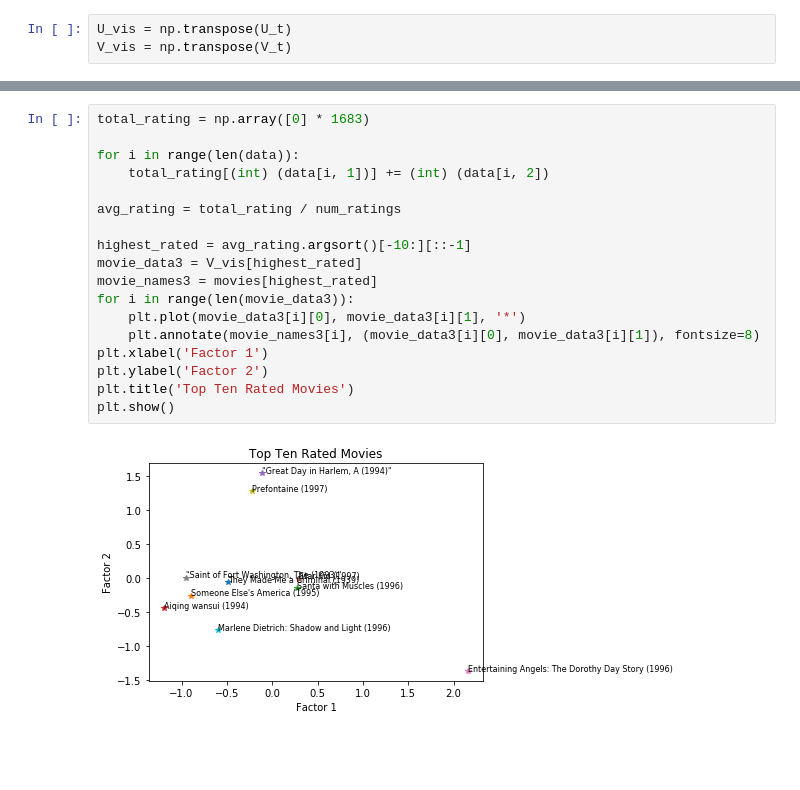
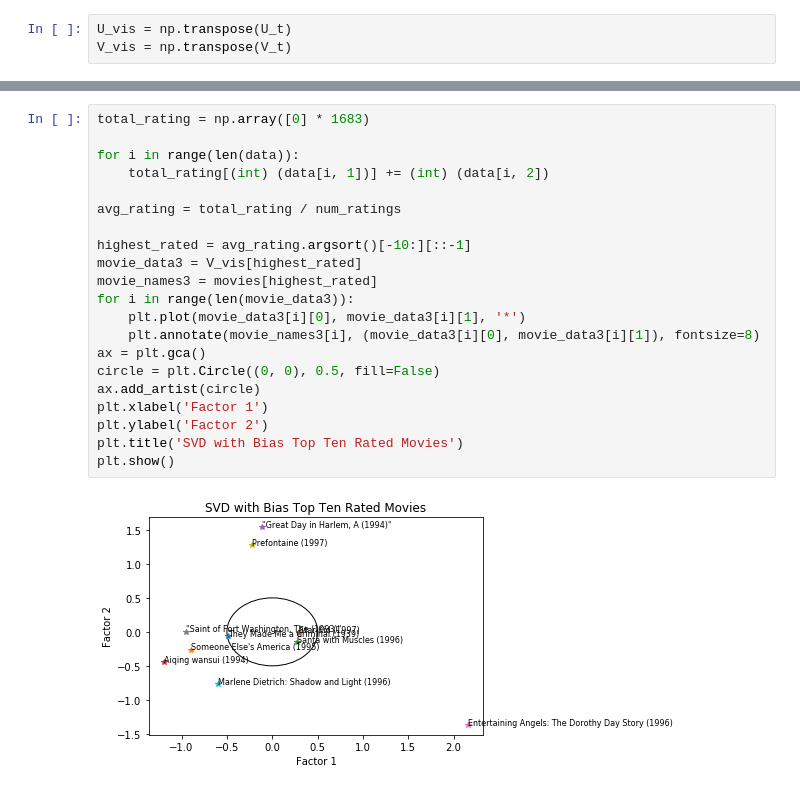
Before and after one commit to k77frank/MovieLens, a Jupyter notebook: Visualize 2.ipynb, the cells around one changed output, grey strips where cells are left out. Drawn from its saved outputs; the diff is of its cells as text; blank space fills up the shorter version.

```diff
--- a/Visualize 2.ipynb
+++ b/Visualize 2.ipynb
@@ -206,23 +206,26 @@ plt.show()
 # %%
 total_rating = np.array([0] * 1683)
 
 for i in range(len(data)):
     total_rating[(int) (data[i, 1])] += (int) (data[i, 2])
 
 avg_rating = total_rating / num_ratings
 
 highest_rated = avg_rating.argsort()[-10:][::-1]
 movie_data3 = V_vis[highest_rated]
 movie_names3 = movies[highest_rated]
 for i in range(len(movie_data3)):
     plt.plot(movie_data3[i][0], movie_data3[i][1], '*')
     plt.annotate(movie_names3[i], (movie_data3[i][0], movie_data3[i][1]), fontsize=8)
+ax = plt.gca()
+circle = plt.Circle((0, 0), 0.5, fill=False)
+ax.add_artist(circle)
 plt.xlabel('Factor 1')
 plt.ylabel('Factor 2')
-plt.title('Top Ten Rated Movies')
+plt.title('SVD with Bias Top Ten Rated Movies')
 plt.show()
 # %% [output]
-[figure, old version]
+[figure, new version]
 # %%
 movie_list = [[]]
 f = open('data/movies.txt', 'r', encoding='latin1')
```
Also changed, not shown: parts of 3 cells of this notebook, 39 other files.
